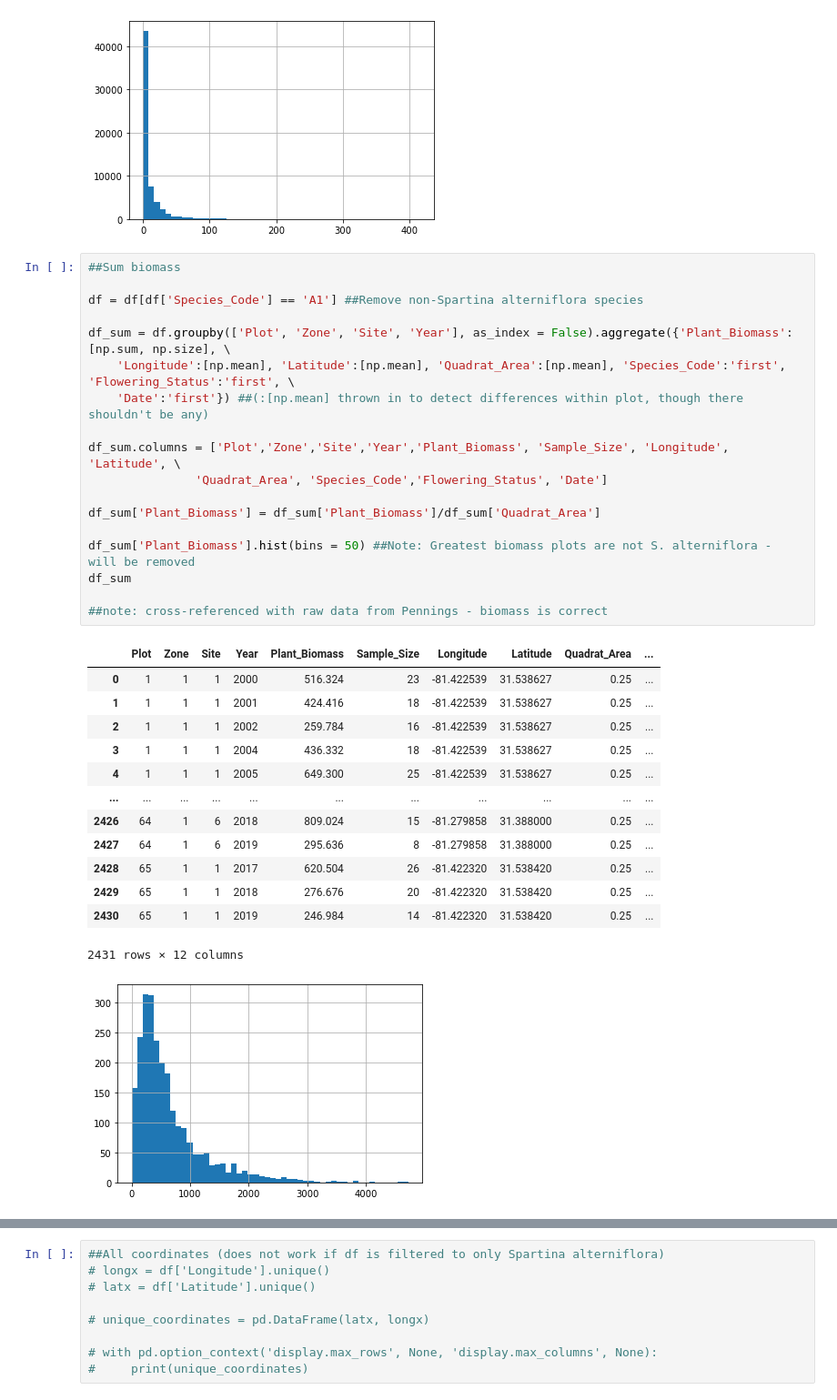
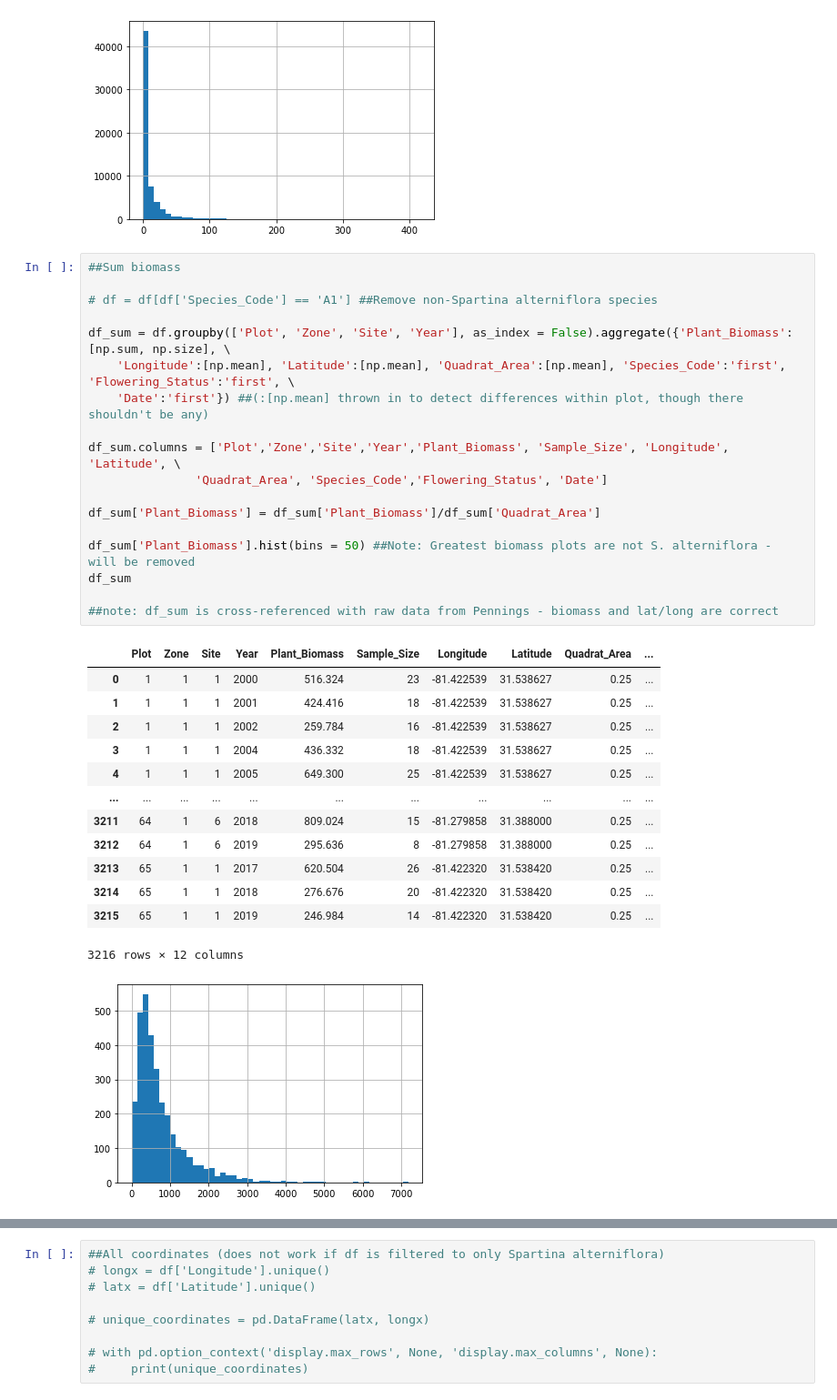
Before and after one commit to asajulien/PhD, a Jupyter notebook: Jupyter/Biomass-GA LTER.ipynb, the cells around one changed output, grey strips where cells are left out. Shown at 91% size. Drawn from its saved outputs; the diff is of its cells as text.

```diff
--- a/Jupyter/Biomass-GA LTER.ipynb
+++ b/Jupyter/Biomass-GA LTER.ipynb
@@ -74,33 +74,33 @@ df
 # %%
 ##Sum biomass
 
-df = df[df['Species_Code'] == 'A1'] ##Remove non-Spartina alterniflora species
+# df = df[df['Species_Code'] == 'A1'] ##Remove non-Spartina alterniflora species
 
 df_sum = df.groupby(['Plot', 'Zone', 'Site', 'Year'], as_index = False).aggregate({'Plant_Biomass':[np.sum, np.size], \
     'Longitude':[np.mean], 'Latitude':[np.mean], 'Quadrat_Area':[np.mean], 'Species_Code':'first', 'Flowering_Status':'first', \
     'Date':'first'}) ##(:[np.mean] thrown in to detect differences within plot, though there shouldn't be any)
 
 df_sum.columns = ['Plot','Zone','Site','Year','Plant_Biomass', 'Sample_Size', 'Longitude', 'Latitude', \
                'Quadrat_Area', 'Species_Code','Flowering_Status', 'Date']
 
 df_sum['Plant_Biomass'] = df_sum['Plant_Biomass']/df_sum['Quadrat_Area']
 
 df_sum['Plant_Biomass'].hist(bins = 50) ##Note: Greatest biomass plots are not S. alterniflora - will be removed
 df_sum
 
-##note: cross-referenced with raw data from Pennings - biomass is correct
+##note: df_sum is cross-referenced with raw data from Pennings - biomass and lat/long are correct
 # %% [output]
 |  | Plot | Zone | Site | Year | Plant_Biomass | Sample_Size | Longitude | Latitude | Quadrat_Area | ... |
 | 0 | 1 | 1 | 1 | 2000 | 516.324 | 23 | -81.422539 | 31.538627 | 0.25 | ... |
 | 1 | 1 | 1 | 1 | 2001 | 424.416 | 18 | -81.422539 | 31.538627 | 0.25 | ... |
 | 2 | 1 | 1 | 1 | 2002 | 259.784 | 16 | -81.422539 | 31.538627 | 0.25 | ... |
 | 3 | 1 | 1 | 1 | 2004 | 436.332 | 18 | -81.422539 | 31.538627 | 0.25 | ... |
 | 4 | 1 | 1 | 1 | 2005 | 649.300 | 25 | -81.422539 | 31.538627 | 0.25 | ... |
 | ... | ... | ... | ... | ... | ... | ... | ... | ... | ... | ... |
-| 2426 | 64 | 1 | 6 | 2018 | 809.024 | 15 | -81.279858 | 31.388000 | 0.25 | ... |
-| 2427 | 64 | 1 | 6 | 2019 | 295.636 | 8 | -81.279858 | 31.388000 | 0.25 | ... |
-| 2428 | 65 | 1 | 1 | 2017 | 620.504 | 26 | -81.422320 | 31.538420 | 0.25 | ... |
-| 2429 | 65 | 1 | 1 | 2018 | 276.676 | 20 | -81.422320 | 31.538420 | 0.25 | ... |
-| 2430 | 65 | 1 | 1 | 2019 | 246.984 | 14 | -81.422320 | 31.538420 | 0.25 | ... |
+| 3211 | 64 | 1 | 6 | 2018 | 809.024 | 15 | -81.279858 | 31.388000 | 0.25 | ... |
+| 3212 | 64 | 1 | 6 | 2019 | 295.636 | 8 | -81.279858 | 31.388000 | 0.25 | ... |
+| 3213 | 65 | 1 | 1 | 2017 | 620.504 | 26 | -81.422320 | 31.538420 | 0.25 | ... |
+| 3214 | 65 | 1 | 1 | 2018 | 276.676 | 20 | -81.422320 | 31.538420 | 0.25 | ... |
+| 3215 | 65 | 1 | 1 | 2019 | 246.984 | 14 | -81.422320 | 31.538420 | 0.25 | ... |
-2431 rows × 12 columns
+3216 rows × 12 columns
-[figure, old version]
+[figure, new version]
```
Also changed, not shown: parts of 9 cells of this notebook.
